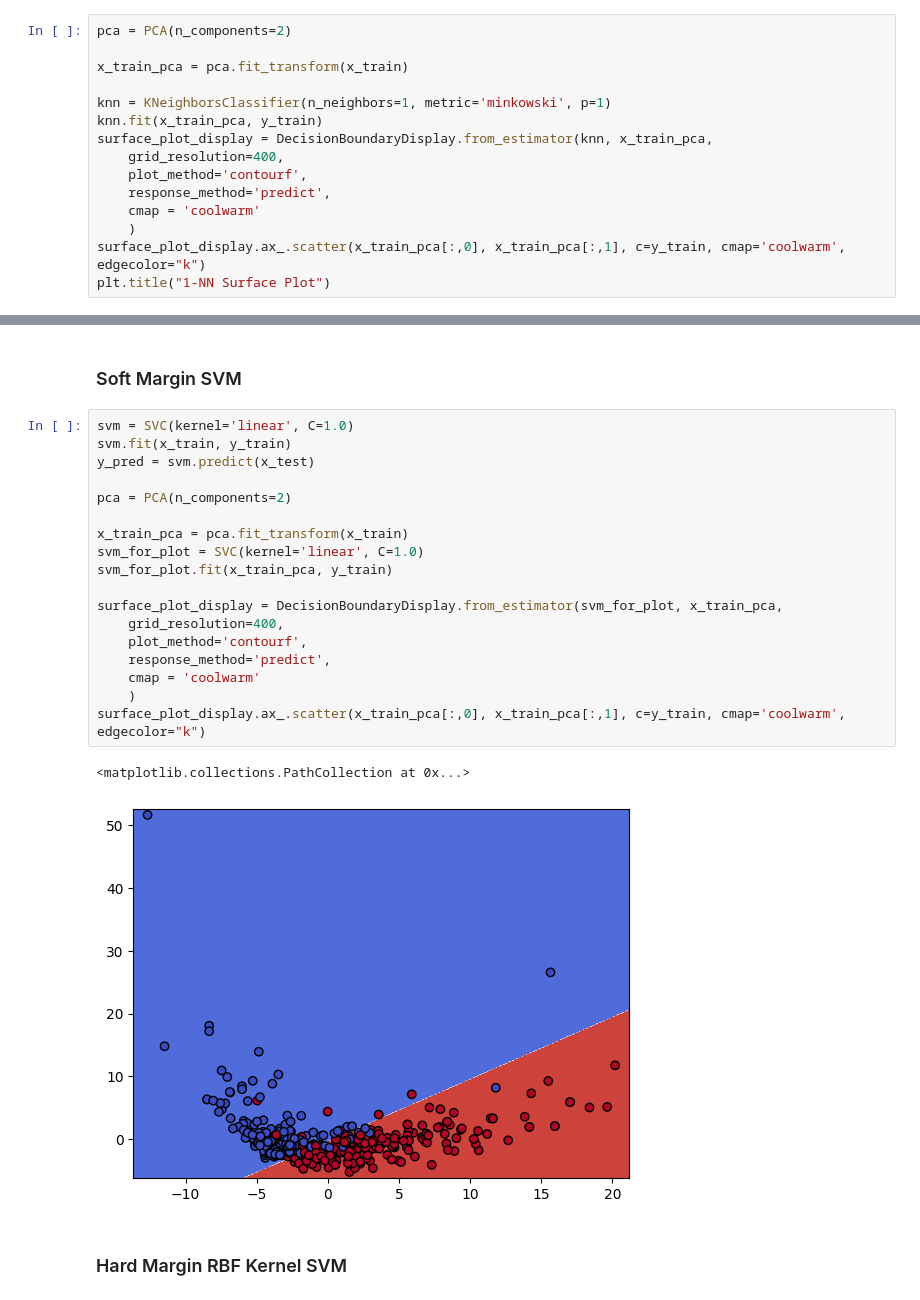
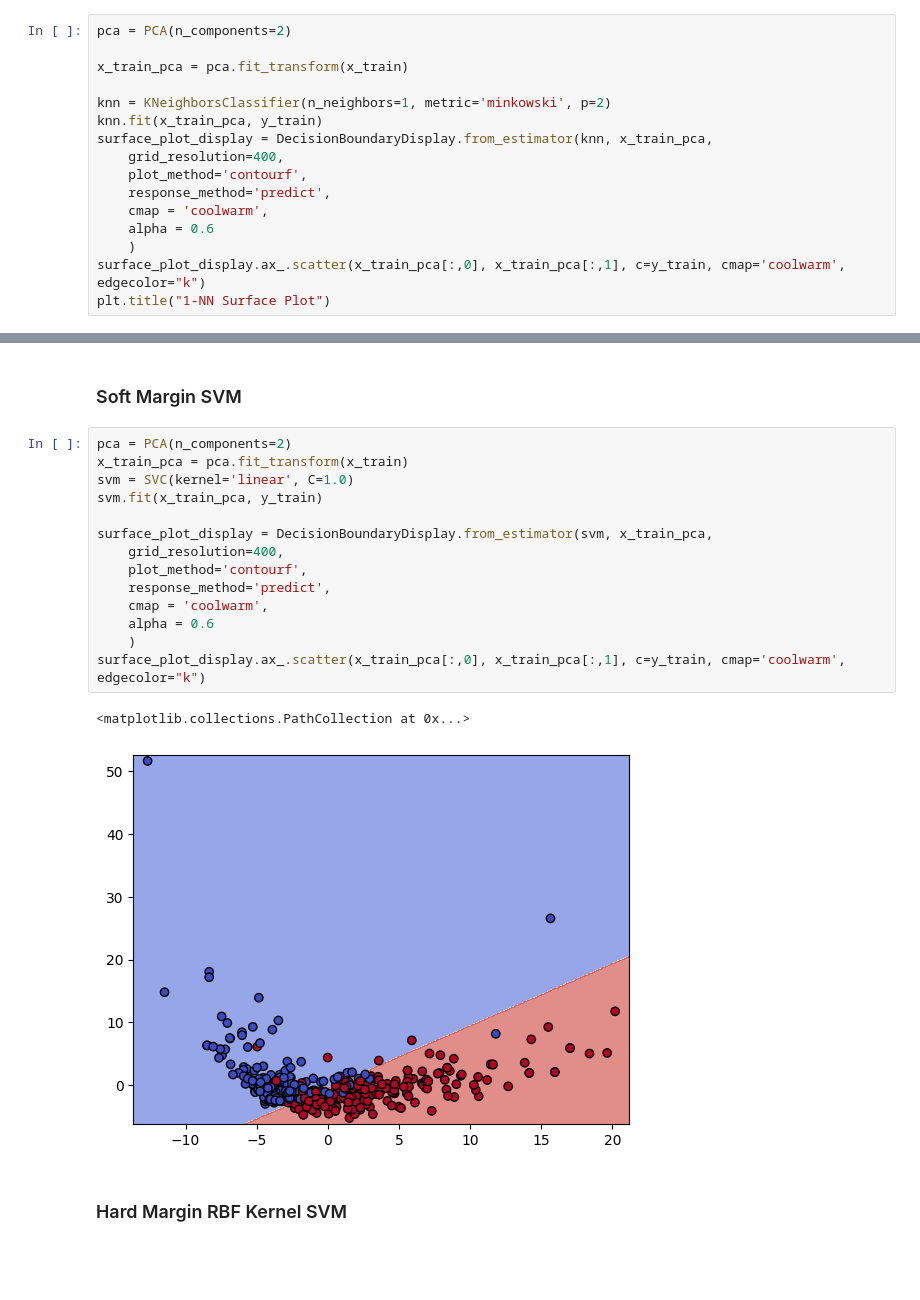
Before and after one commit to csprono/CS361-A3, a Jupyter notebook: task4.ipynb, the cells around one changed output, grey strips where cells are left out. Saved outputs shown, nothing was run; the diff lists cells and outputs as text; blank space fills up the shorter version.

```diff
--- a/task4.ipynb
+++ b/task4.ipynb
@@ -164,13 +188,14 @@ pca = PCA(n_components=2)
 
 x_train_pca = pca.fit_transform(x_train)
 
-knn = KNeighborsClassifier(n_neighbors=1, metric='minkowski', p=1)
+knn = KNeighborsClassifier(n_neighbors=1, metric='minkowski', p=2)
 knn.fit(x_train_pca, y_train)
 surface_plot_display = DecisionBoundaryDisplay.from_estimator(knn, x_train_pca,
     grid_resolution=400,
     plot_method='contourf',
     response_method='predict',
-    cmap = 'coolwarm'
+    cmap = 'coolwarm',
+    alpha = 0.6
     )
 surface_plot_display.ax_.scatter(x_train_pca[:,0], x_train_pca[:,1], c=y_train, cmap='coolwarm', edgecolor="k")
 plt.title("1-NN Surface Plot")
@@ -182,26 +207,22 @@ Text(0.5, 1.0, '1-NN Surface Plot')
 # %% [markdown]
 ### Soft Margin SVM
 # %%
+pca = PCA(n_components=2)
+x_train_pca = pca.fit_transform(x_train)
 svm = SVC(kernel='linear', C=1.0)
-svm.fit(x_train, y_train)
-y_pred = svm.predict(x_test)
+svm.fit(x_train_pca, y_train)
 
-pca = PCA(n_components=2)
-
-x_train_pca = pca.fit_transform(x_train)
-svm_for_plot = SVC(kernel='linear', C=1.0)
-svm_for_plot.fit(x_train_pca, y_train)
-
-surface_plot_display = DecisionBoundaryDisplay.from_estimator(svm_for_plot, x_train_pca,
+surface_plot_display = DecisionBoundaryDisplay.from_estimator(svm, x_train_pca,
     grid_resolution=400,
     plot_method='contourf',
     response_method='predict',
-    cmap = 'coolwarm'
+    cmap = 'coolwarm',
+    alpha = 0.6
     )
 surface_plot_display.ax_.scatter(x_train_pca[:,0], x_train_pca[:,1], c=y_train, cmap='coolwarm', edgecolor="k")
 # %% [output]
 <matplotlib.collections.PathCollection at 0x...>
-[figure, old version]
+[figure, new version]
 # %% [markdown]
 ### Hard Margin RBF Kernel SVM
 # %%
```
Also changed, not shown: parts of 3 cells of this notebook.
